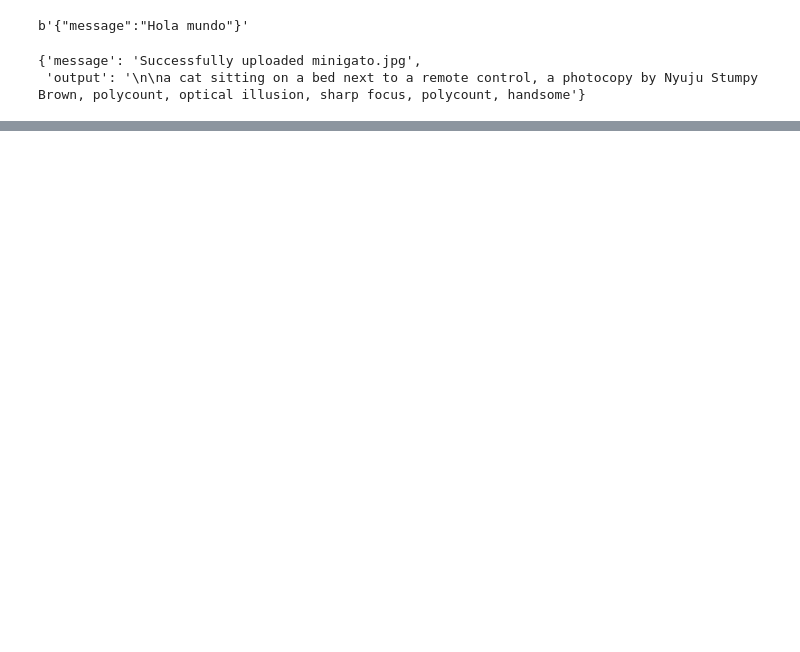
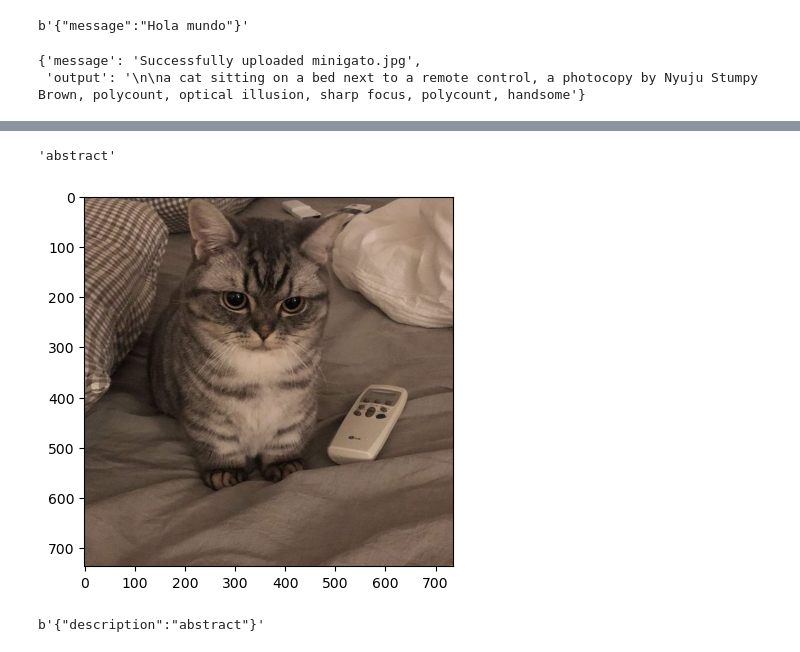
Before and after one commit to af2047/iArt, a Jupyter notebook: backend/tests.ipynb, the cells around one changed output, grey strips where cells are left out. Drawn from its saved outputs; the diff is of its cells as text; code cells hidden in the pictures; blank space fills up the shorter version.

Commit message:
Añadido modelo de detección de estilo.

```diff
--- a/backend/tests.ipynb
+++ b/backend/tests.ipynb
@@ -38 +38,5 @@ r = httpx.post("http://127.0.0.1:8000/blend_image_with/renaissance", files=files
 r.content
+# %%
+import models
+models.detect_style_model("images/minigato.jpg")
+# %% [output]
@@ -38,0 +60,9 @@ r.content
+'abstract'
+[figure, added]
+# %%
+import httpx
+files = {'content_image': ('minigato.jpg', open('images/minigato.jpg', 'rb'), 'multipart/form-data')}
+r = httpx.post("http://127.0.0.1:8000/detect_style", files=files, timeout=60)
+r.content
+# %% [output]
+b'{"description":"abstract"}'
```
Also changed, not shown: parts of 2 cells of this notebook, 10 other files.
